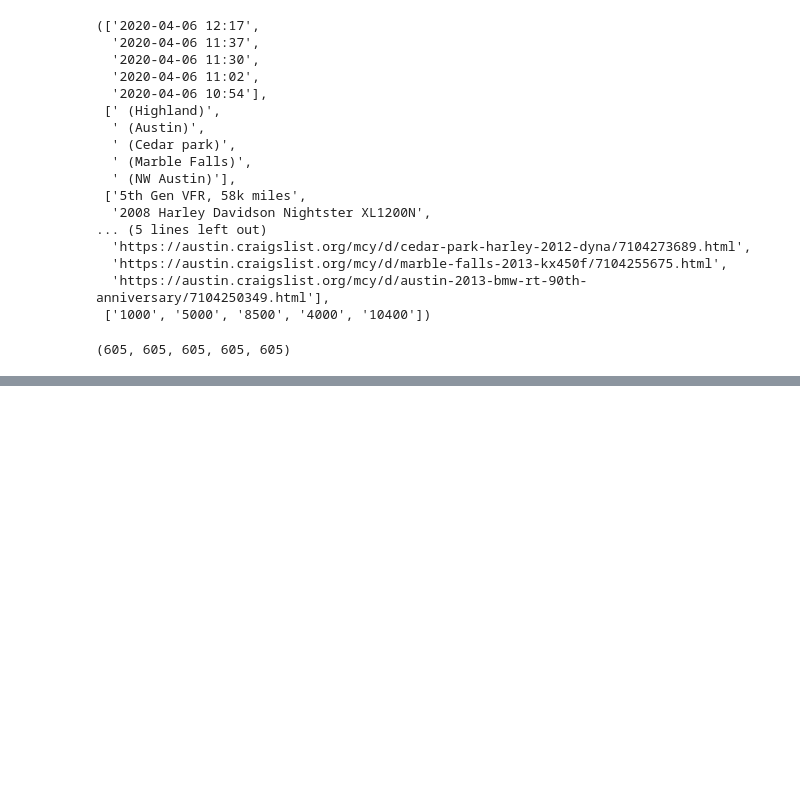
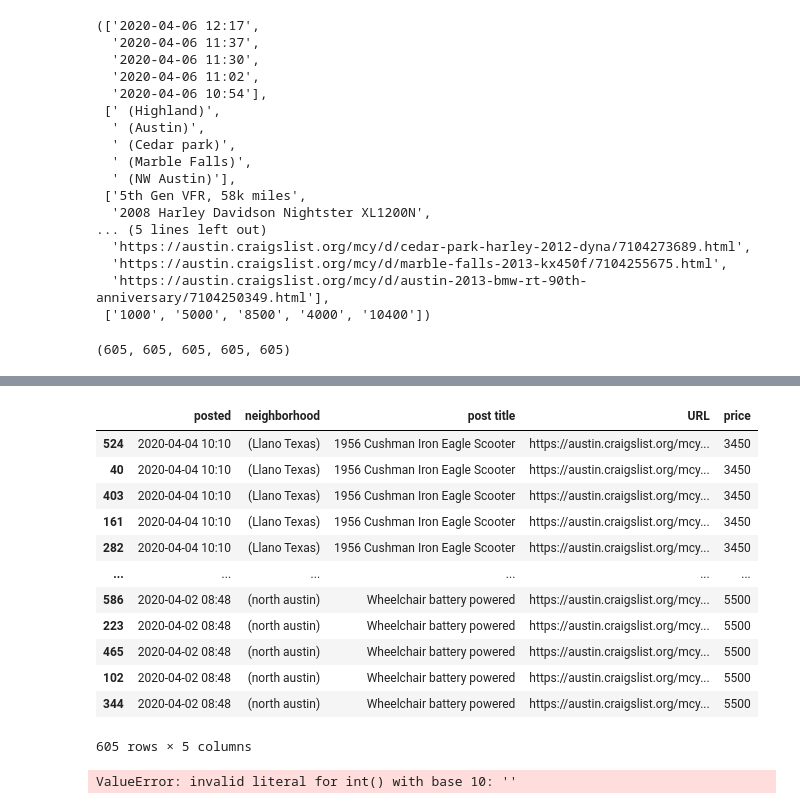
Before and after one commit to GrilledJeez/Testing-for-Difference-in-Craigslist-Markets, a Jupyter notebook: craigslist_scraper.ipynb, the cells around one changed output, grey strips where cells are left out. Saved outputs shown, nothing was run; the diff lists cells and outputs as text; code cells hidden in the pictures; blank space fills up the shorter version.

Commit message:
6 First EDA. Many duplicates

```diff
--- a/craigslist_scraper.ipynb
+++ b/craigslist_scraper.ipynb
@@ -258,3 +262,20 @@ None
 | 7 | 2020-04-06 08:13 | (Austin, TX) | 2019 Kawasaki Z900RS ABS | https://austin.craigslist.org/mcd... | 8980 |
 | 8 | 2020-04-06 08:00 | (Round Rock, TX) | 2007 Harley-Davidson® FLHRSE3 - R... | https://austin.craigslist.org/mcd... | 10750 |
 | 9 | 2020-04-06 08:00 | (Round Rock, TX) | 2017 Harley-Davidson® FLHX - Stre... | https://austin.craigslist.org/mcd... | 13992 |
+# %%
+# Let's take a look at what's happening here
+austin_moto.sort_values('post title')
+# %% [output]
+|  | posted | neighborhood | post title | URL | price |
+| 524 | 2020-04-04 10:10 | (Llano Texas) | 1956 Cushman Iron Eagle Scooter | https://austin.craigslist.org/mcy... | 3450 |
+| 40 | 2020-04-04 10:10 | (Llano Texas) | 1956 Cushman Iron Eagle Scooter | https://austin.craigslist.org/mcy... | 3450 |
+| 403 | 2020-04-04 10:10 | (Llano Texas) | 1956 Cushman Iron Eagle Scooter | https://austin.craigslist.org/mcy... | 3450 |
+| 161 | 2020-04-04 10:10 | (Llano Texas) | 1956 Cushman Iron Eagle Scooter | https://austin.craigslist.org/mcy... | 3450 |
+| 282 | 2020-04-04 10:10 | (Llano Texas) | 1956 Cushman Iron Eagle Scooter | https://austin.craigslist.org/mcy... | 3450 |
+| ... | ... | ... | ... | ... | ... |
+| 586 | 2020-04-02 08:48 | (north austin) | Wheelchair battery powered | https://austin.craigslist.org/mcy... | 5500 |
+| 223 | 2020-04-02 08:48 | (north austin) | Wheelchair battery powered | https://austin.craigslist.org/mcy... | 5500 |
+| 465 | 2020-04-02 08:48 | (north austin) | Wheelchair battery powered | https://austin.craigslist.org/mcy... | 5500 |
+| 102 | 2020-04-02 08:48 | (north austin) | Wheelchair battery powered | https://austin.craigslist.org/mcy... | 5500 |
+| 344 | 2020-04-02 08:48 | (north austin) | Wheelchair battery powered | https://austin.craigslist.org/mcy... | 5500 |
+605 rows × 5 columns
@@ -260,0 +284,10 @@ None
+# %%
+# Let's explore the data. We're first interested in price. When we scraped the page, our
+# price array scraped strings. We need those strings to be integers before we can do anything.
+# So I'm running the below to conver them to strings.
+price = austin_moto['price']
+for i in price:
+    int(i)
+price_mean = np.mean(price)
+# %% [output]
+ValueError: invalid literal for int() with base 10: ''
```
Also changed, not shown: parts of 6 cells of this notebook.
